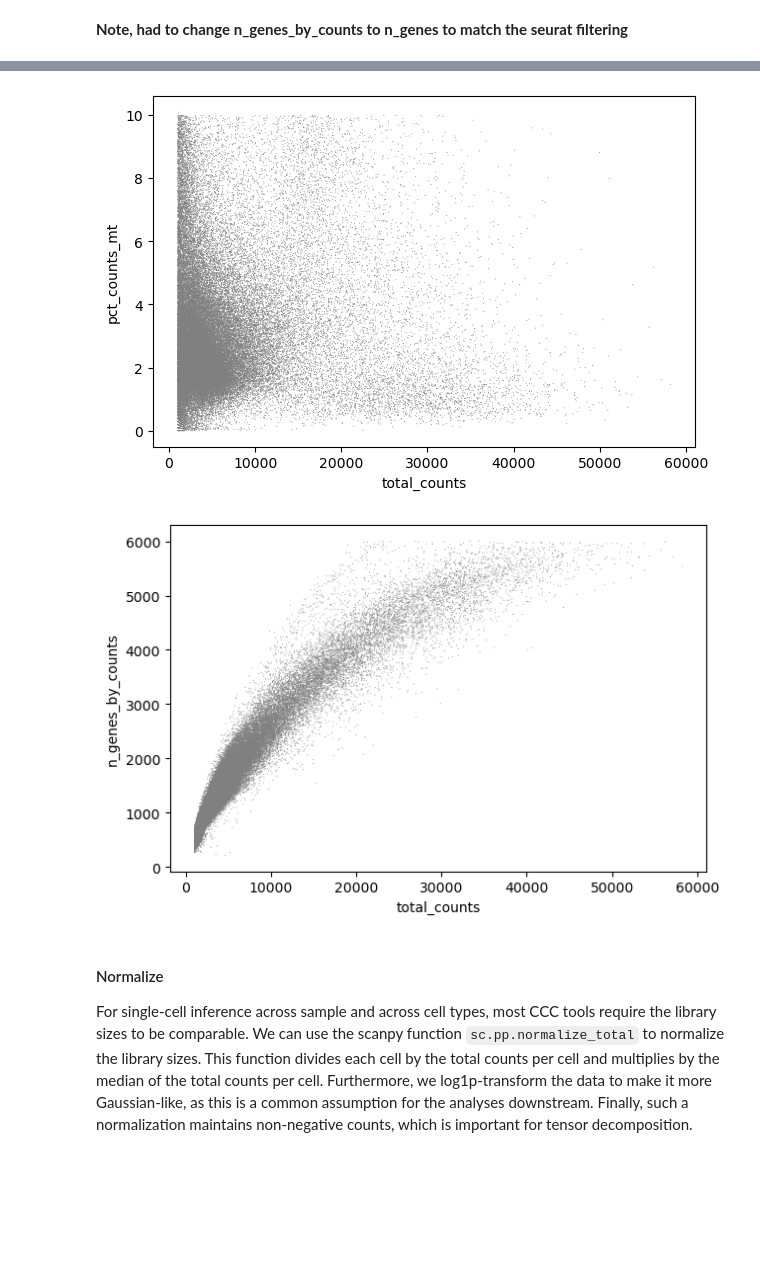
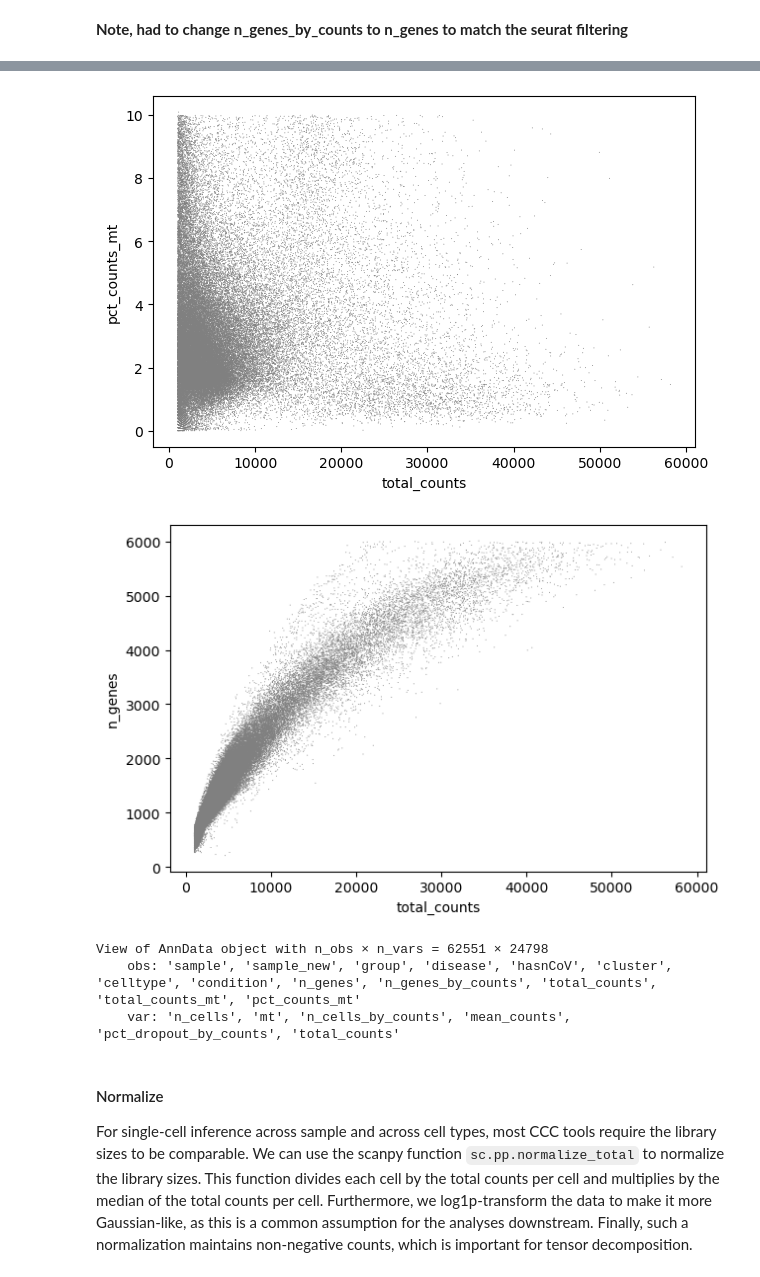
Before and after one commit to saezlab/ccc_protocols, a Jupyter notebook: notebooks/ccc_python/01-Preprocess-Expression.ipynb, the cells around one changed output, grey strips where cells are left out. Drawn from its saved outputs; the diff is of its cells as text; code cells hidden in the pictures; blank space fills up the shorter version.

```diff
--- a/notebooks/ccc_python/01-Preprocess-Expression.ipynb
+++ b/notebooks/ccc_python/01-Preprocess-Expression.ipynb
@@ -67,12 +72,18 @@ sc.pl.violin(adata, ['n_genes', 'total_counts', 'pct_counts_mt'],
 # %%
 sc.pl.scatter(adata, x='total_counts', y='pct_counts_mt')
-sc.pl.scatter(adata, x='total_counts', y='n_genes_by_counts')
+sc.pl.scatter(adata, x='total_counts', y='n_genes')
 # %% [output]
 [figure]
-[figure, old version]
+[figure, new version]
 # %%
 adata = adata[adata.obs.n_genes < 5500, :]
 adata = adata[adata.obs.pct_counts_mt < 15, :]
+# %%
+adata
+# %% [output]
+View of AnnData object with n_obs × n_vars = 62551 × 24798
+    obs: 'sample', 'sample_new', 'group', 'disease', 'hasnCoV', 'cluster', 'celltype', 'condition', 'n_genes', 'n_genes_by_counts', 'total_counts', 'total_counts_mt', 'pct_counts_mt'
+    var: 'n_cells', 'mt', 'n_cells_by_counts', 'mean_counts', 'pct_dropout_by_counts', 'total_counts'
 # %% [markdown]
 #### Normalize
 
```
Also changed, not shown: parts of 13 cells of this notebook, 3 other files.
